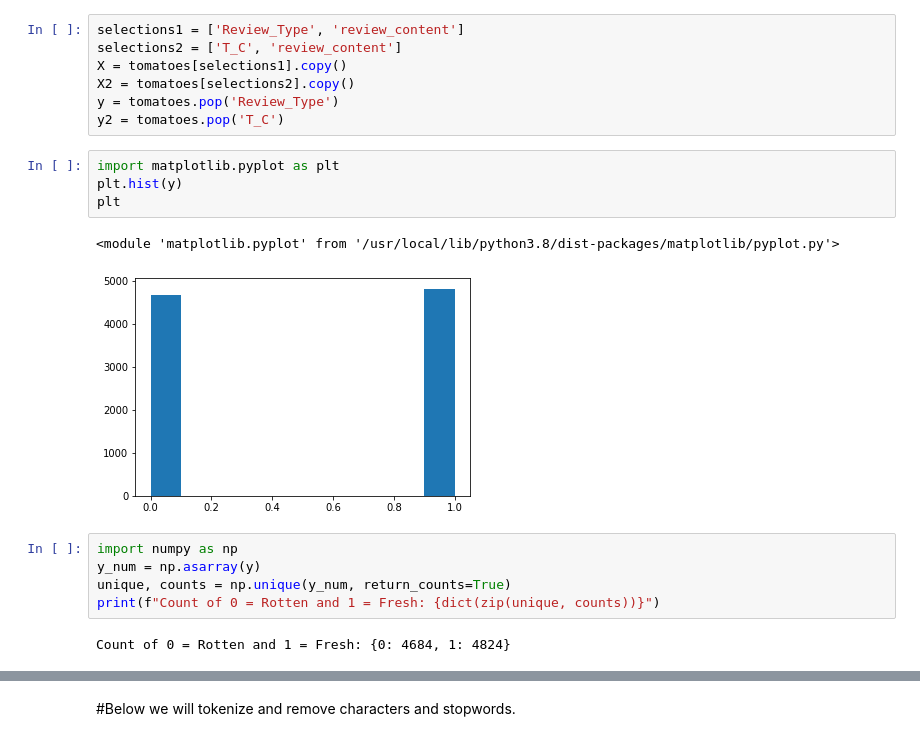
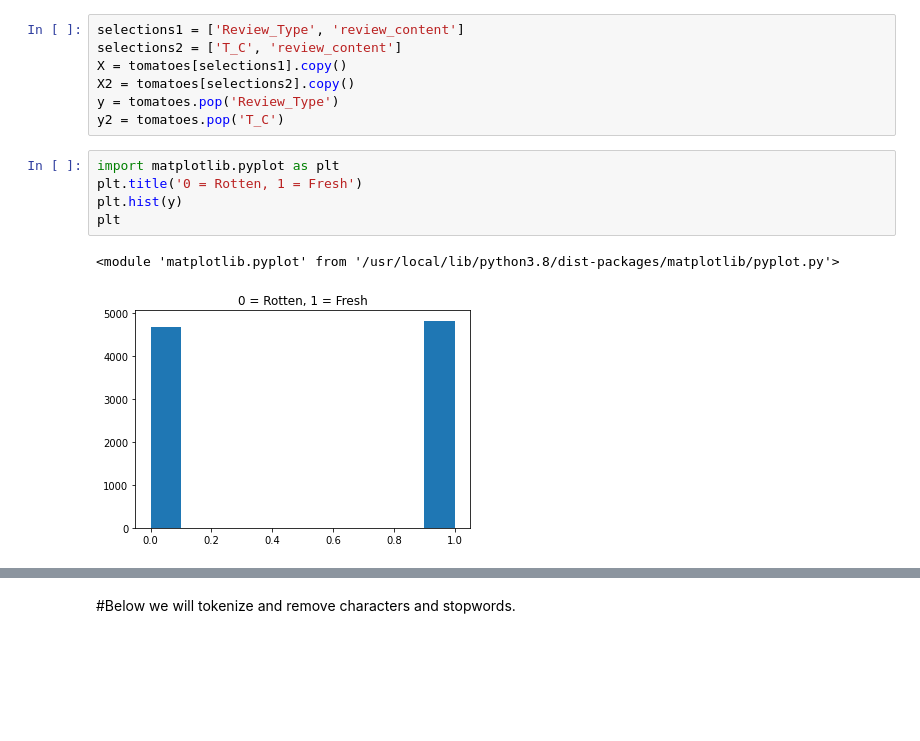
Before and after one commit to phmorris610/cs39aa_project, a Jupyter notebook: project_part3.ipynb, the cells around one changed output, grey strips where cells are left out. Drawn from its saved outputs; the diff is of its cells as text; blank space fills up the shorter version.

```diff
--- a/project_part3.ipynb
+++ b/project_part3.ipynb
@@ -53,15 +53,9 @@ y = tomatoes.pop('Review_Type')
 y2 = tomatoes.pop('T_C')
 # %%
 import matplotlib.pyplot as plt
+plt.title('0 = Rotten, 1 = Fresh')
 plt.hist(y)
 plt
 # %% [output]
 <module 'matplotlib.pyplot' from '/usr/local/lib/python3.8/dist-packages/matplotlib/pyplot.py'>
-[figure, old version]
+[figure, new version]
-# %%
-import numpy as np
-y_num = np.asarray(y)
-unique, counts = np.unique(y_num, return_counts=True)
-print(f"Count of 0 = Rotten and 1 = Fresh: {dict(zip(unique, counts))}")
-# %% [output]
-Count of 0 = Rotten and 1 = Fresh: {0: 4684, 1: 4824}
```
Also changed, not shown: parts of 16 cells of this notebook.
